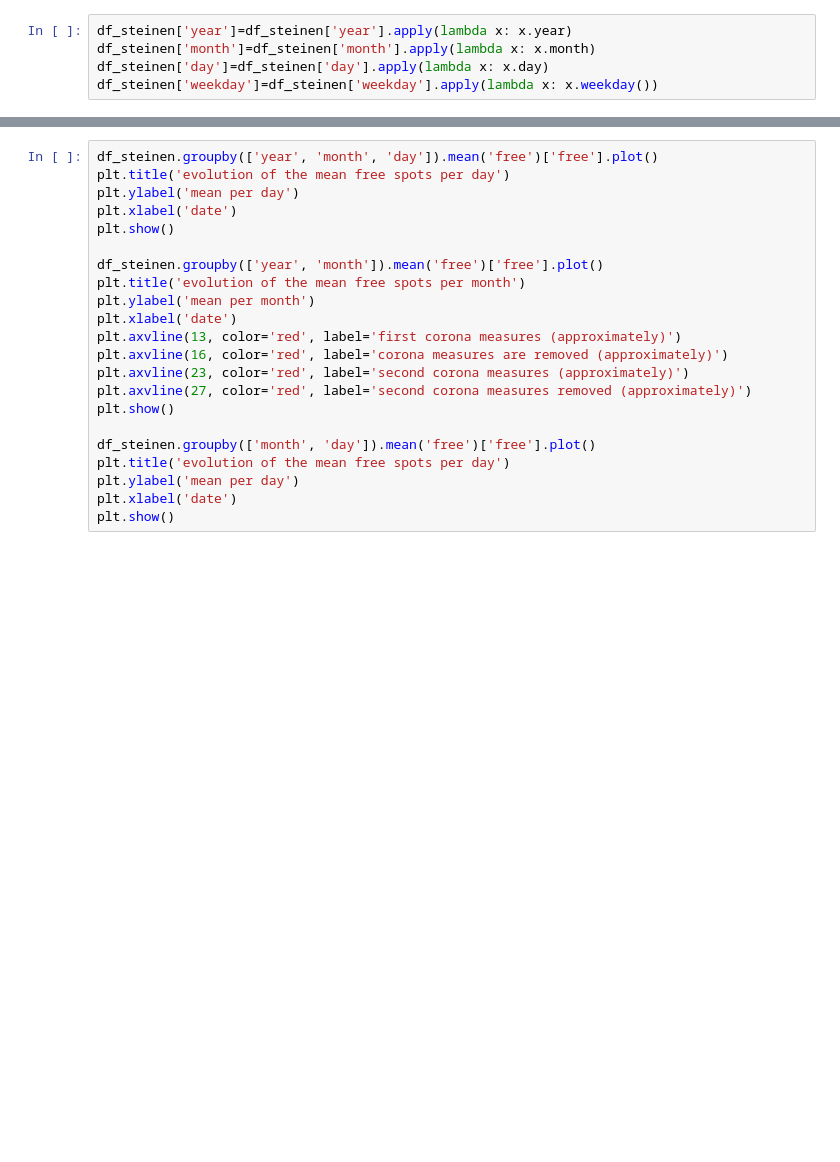
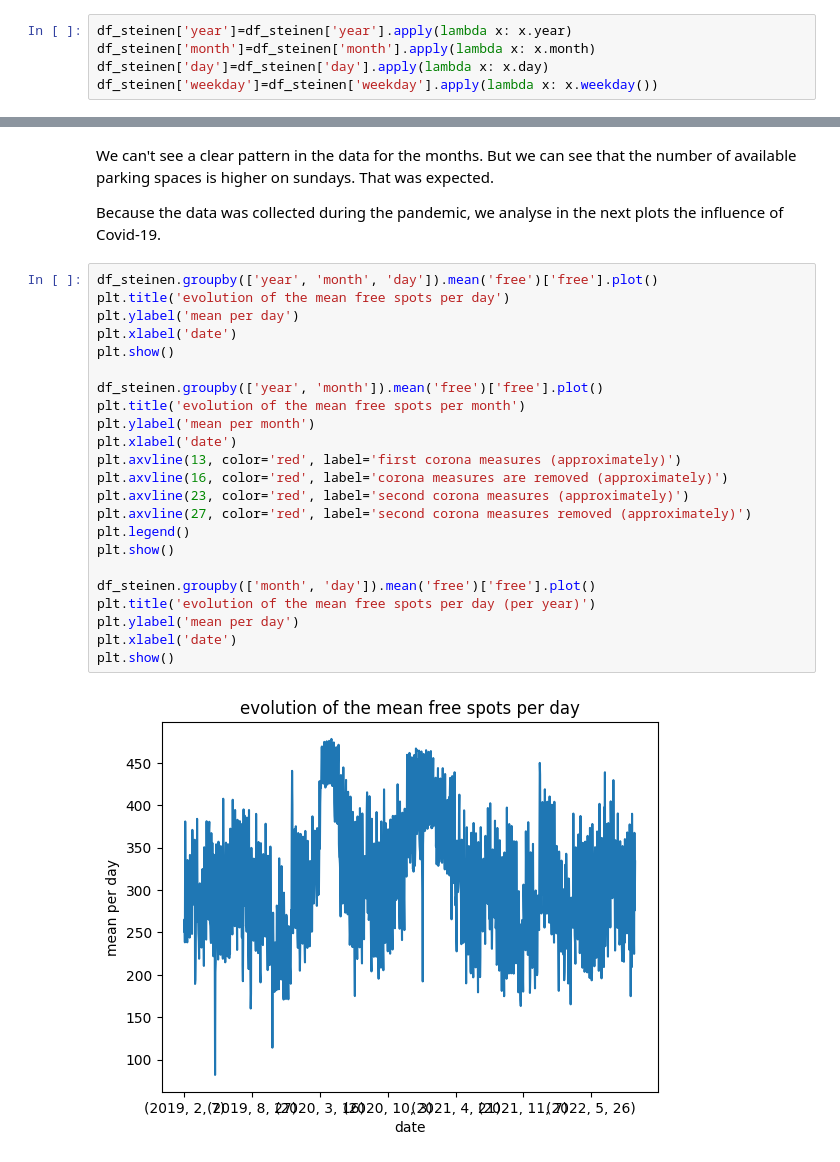
Before and after one commit to SimonLuder/FHNW_CHX_HS22, a Jupyter notebook: notebooks/eda_corona_historic.ipynb, the cells around one changed output, grey strips where cells are left out. Cells and saved outputs as stored; diff of their text form; blank space fills up the shorter version.

```diff
--- a/notebooks/eda_corona_historic.ipynb
+++ b/notebooks/eda_corona_historic.ipynb
@@ -55,22 +78,29 @@ plt.show()
+# %% [markdown]
+We can't see a clear pattern in the data for the months. But we can see that the number of available parking spaces is higher on sundays. That was expected.
+
+Because the data was collected during the pandemic, we analyse in the next plots the influence of Covid-19.
 # %%
 df_steinen.groupby(['year', 'month', 'day']).mean('free')['free'].plot()
 plt.title('evolution of the mean free spots per day')
 plt.ylabel('mean per day')
 plt.xlabel('date')
 plt.show()
 
 df_steinen.groupby(['year', 'month']).mean('free')['free'].plot()
 plt.title('evolution of the mean free spots per month')
 plt.ylabel('mean per month')
 plt.xlabel('date')
 plt.axvline(13, color='red', label='first corona measures (approximately)')
 plt.axvline(16, color='red', label='corona measures are removed (approximately)')
 plt.axvline(23, color='red', label='second corona measures (approximately)')
 plt.axvline(27, color='red', label='second corona measures removed (approximately)')
+plt.legend()
 plt.show()
 
 df_steinen.groupby(['month', 'day']).mean('free')['free'].plot()
-plt.title('evolution of the mean free spots per day')
+plt.title('evolution of the mean free spots per day (per year)')
 plt.ylabel('mean per day')
 plt.xlabel('date')
 plt.show()
+# %% [output]
+[figure, added]
```
Also changed, not shown: parts of 11 cells of this notebook, 2 other files.
